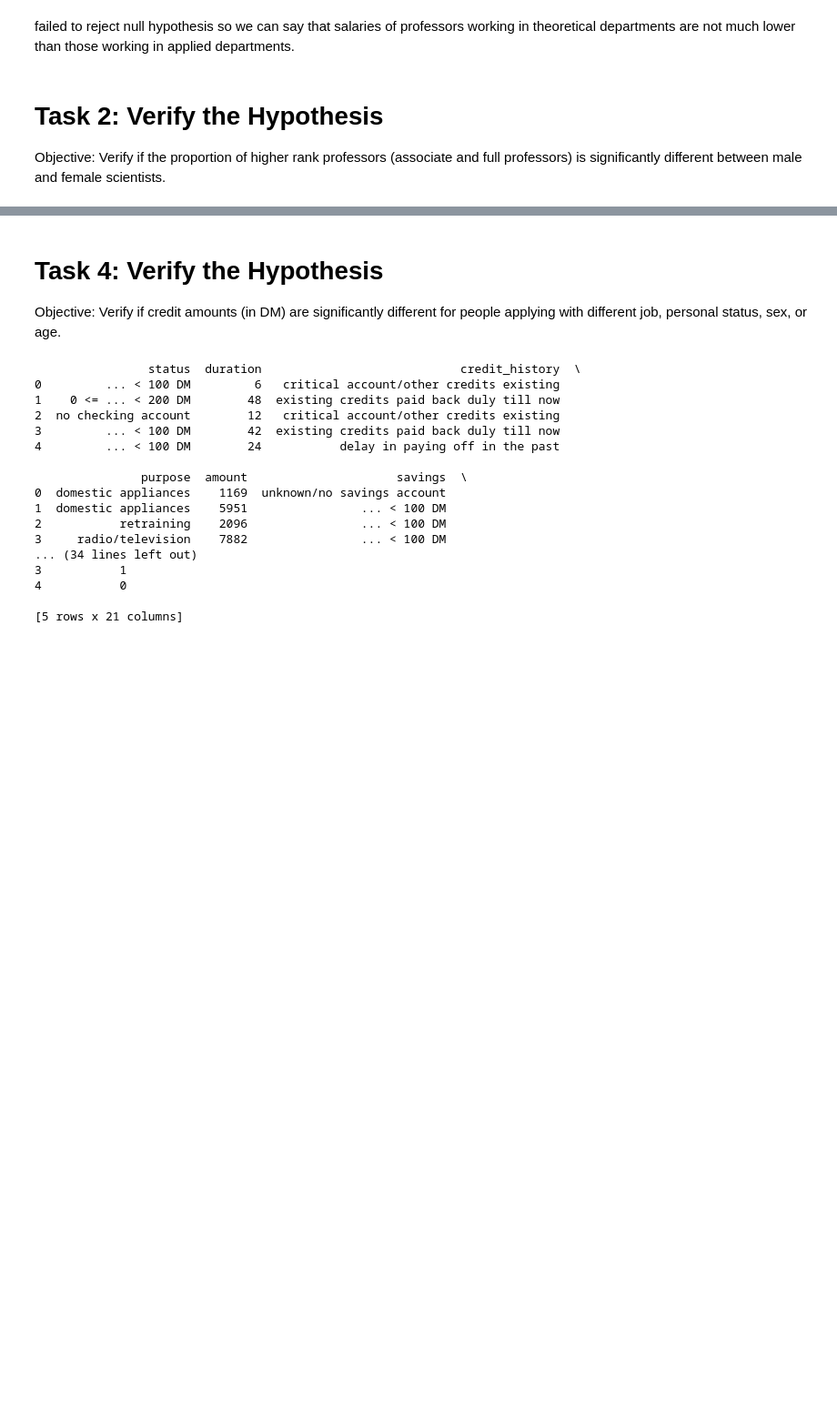
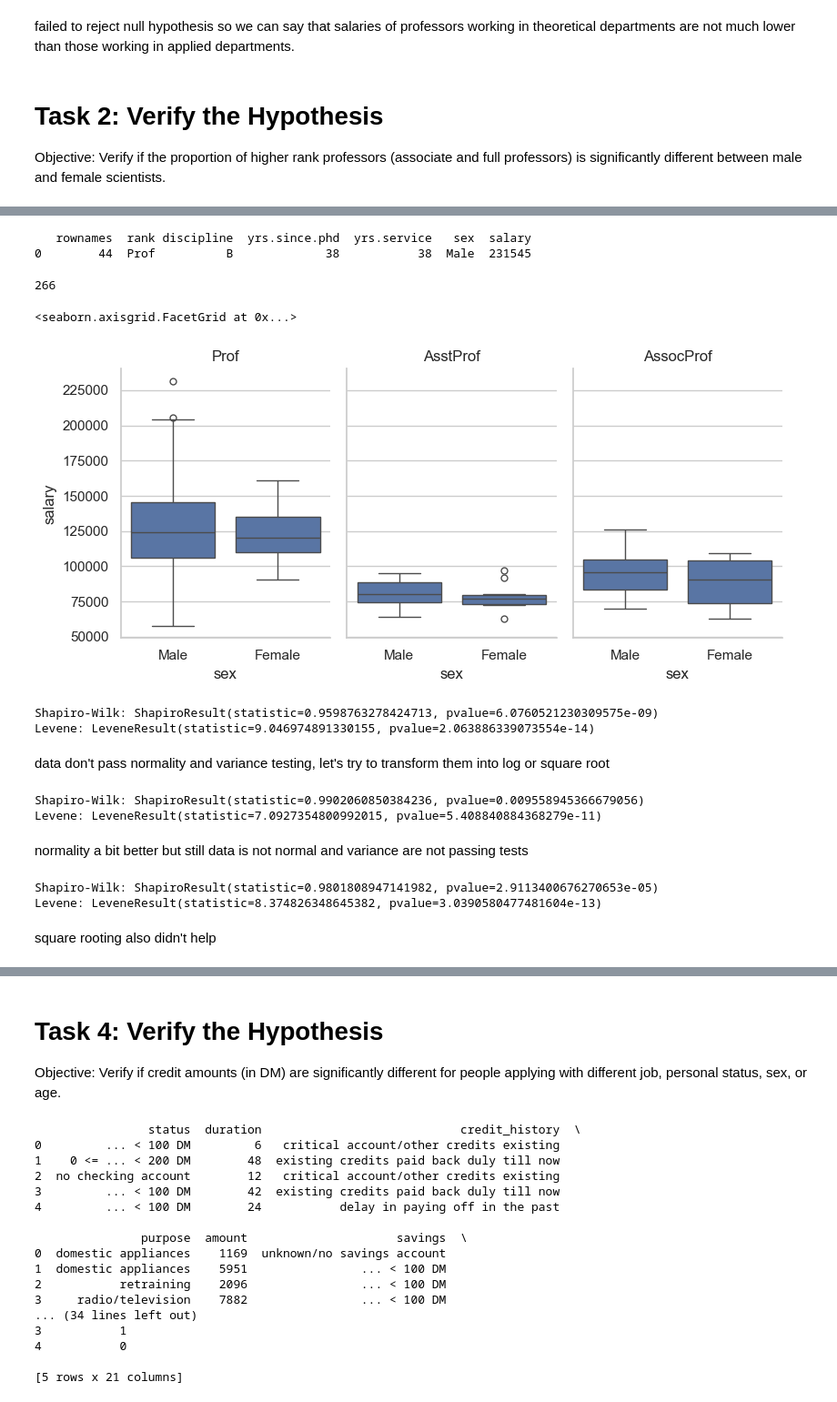
Before and after one commit to kizerek321/Statistics_exercies, a Jupyter notebook: Sample_Final_Labs.ipynb, the cells around one changed output, grey strips where cells are left out. Shown at 91% size. Cells and saved outputs as stored; diff of their text form; code cells hidden in the pictures; blank space fills up the shorter version.

```diff
--- a/Sample_Final_Labs.ipynb
+++ b/Sample_Final_Labs.ipynb
@@ -140,0 +184,68 @@ Objective: Verify if the salaries of professors are significantly different base
+# %%
+# your solution
+# Function to identify outliers
+from scipy.stats import zscore
+def identify_outliers(group):
+    z_scores = zscore(group['salary'])
+    abs_z_scores = abs(z_scores)
+    outliers = abs_z_scores > 3
+    return group[outliers]
+
+# Group by 'rank' and 'gender' and 'discipline' and identify outliers in 'salary'
+outliers = salaries.groupby(['rank', 'sex', 'discipline']).apply(identify_outliers).reset_index(drop=True)
+# Display the outliers
+print(outliers)
+# %% [output]
+   rownames  rank discipline  yrs.since.phd  yrs.service   sex  salary
+0        44  Prof          B             38           38  Male  231545
+# %%
+import seaborn as sns
+import matplotlib.pyplot as plt
+
+# Create a boxplot
+sns.set(style="whitegrid")
+g = sns.catplot(x="sex", y="salary", col="rank", data=salaries, kind="box", height=4, aspect=0.7)
+print(len(salaries[salaries['rank'] == 'Prof']))
+# Set the titles and labels
+g.set_titles("{col_name}")
+g.set_axis_labels("sex", "salary")
+# %% [output]
+266
+<seaborn.axisgrid.FacetGrid at 0x...>
+[figure, added]
+# %%
+from scipy.stats import levene, shapiro
+
+# Example for normality and variance testing
+shapiro_result = shapiro(salaries['salary'])
+levene_result = levene(*[group['salary'] for _, group in salaries.groupby(['rank', 'sex', 'discipline'])])
+print("Shapiro-Wilk:", shapiro_result)
+print("Levene:", levene_result)
+# %% [output]
+Shapiro-Wilk: ShapiroResult(statistic=0.9598763278424713, pvalue=6.0760521230309575e-09)
+Levene: LeveneResult(statistic=9.046974891330155, pvalue=2.063886339073554e-14)
+# %% [markdown]
+data don't pass normality and variance testing, let's try to transform them into log or square root
+# %%
+import numpy as np
+salaries['salary_log'] = np.log(salaries['salary'])
+shapiro_result = shapiro(salaries['salary_log'])
+levene_result = levene(*[group['salary_log'] for _, group in salaries.groupby(['rank', 'sex', 'discipline'])])
+print("Shapiro-Wilk:", shapiro_result)
+print("Levene:", levene_result)
+# %% [output]
+Shapiro-Wilk: ShapiroResult(statistic=0.9902060850384236, pvalue=0.009558945366679056)
+Levene: LeveneResult(statistic=7.0927354800992015, pvalue=5.408840884368279e-11)
+# %% [markdown]
+normality a bit better but still data is not normal and variance are not passing tests
+# %%
+salaries['salary_sqrt'] = np.sqrt(salaries['salary'])
+shapiro_result = shapiro(salaries['salary_sqrt'])
+levene_result = levene(*[group['salary_sqrt'] for _, group in salaries.groupby(['rank', 'sex', 'discipline'])])
+print("Shapiro-Wilk:", shapiro_result)
+print("Levene:", levene_result)
+# %% [output]
+Shapiro-Wilk: ShapiroResult(statistic=0.9801808947141982, pvalue=2.9113400676270653e-05)
+Levene: LeveneResult(statistic=8.374826348645382, pvalue=3.0390580477481604e-13)
+# %% [markdown]
+square rooting also didn't help
```
Also changed, not shown: parts of 9 cells of this notebook.
